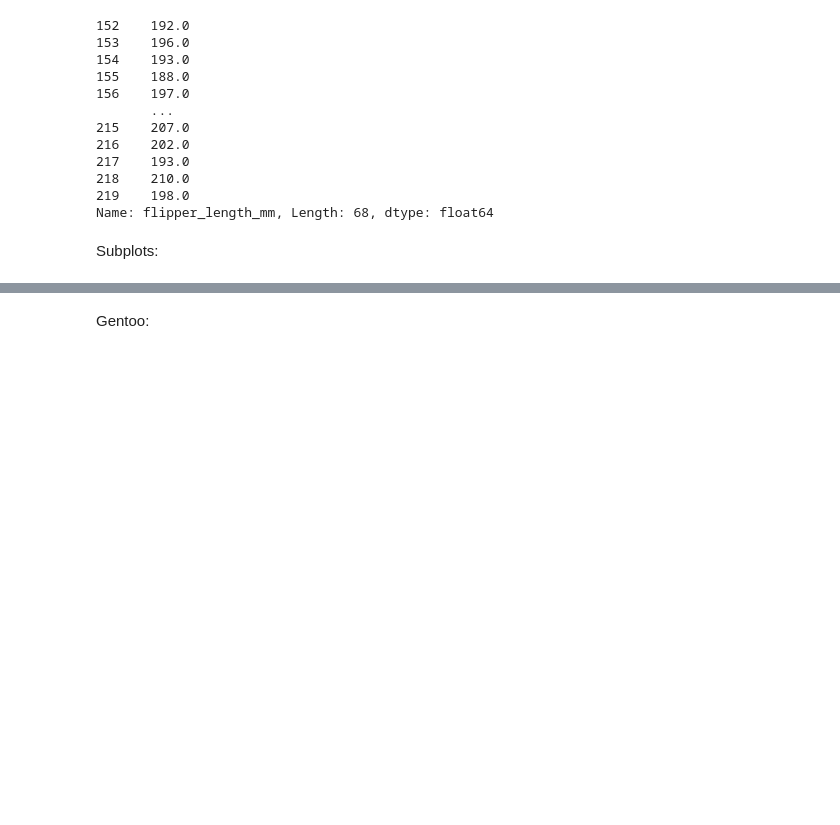
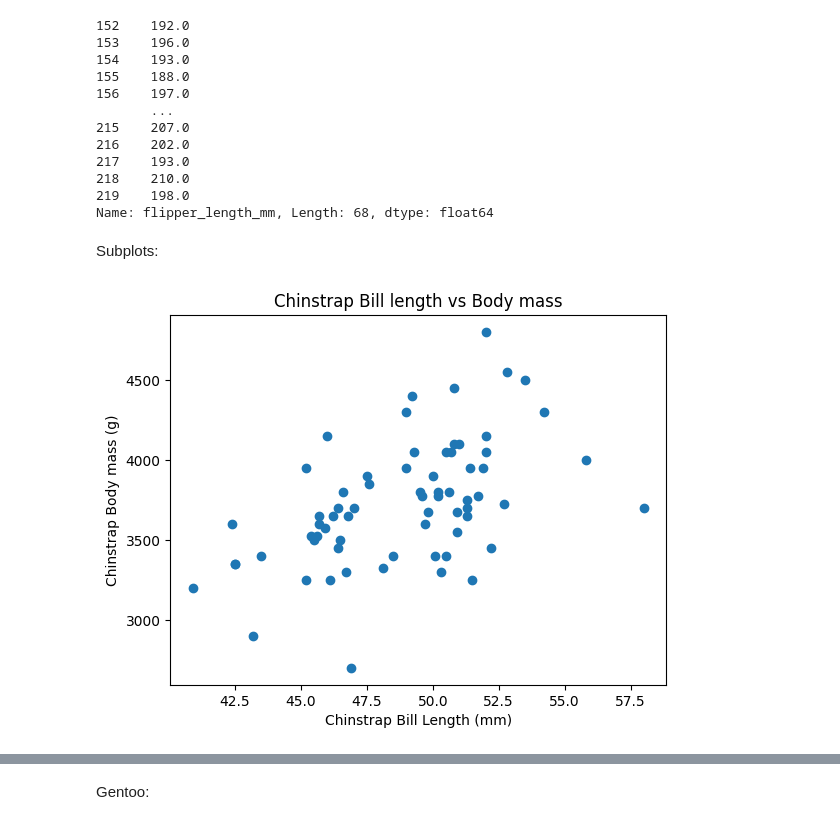
Before and after one commit to surafelmeharihaile-ai/Data110, a Jupyter notebook: week_7_surafel_haile.ipynb, the cells around one changed output, grey strips where cells are left out. Cells and saved outputs as stored; diff of their text form; code cells hidden in the pictures; blank space fills up the shorter version.

```diff
--- a/week_7_surafel_haile.ipynb
+++ b/week_7_surafel_haile.ipynb
@@ -300,3 +302,11 @@ print(chinstrap_flipper_length)
 Name: flipper_length_mm, Length: 68, dtype: float64
 # %% [markdown]
 Subplots:
+# %%
+plt.scatter(chinstap_bill_length, chinstrap_body_mass)
+plt.xlabel('Chinstrap Bill Length (mm)')
+plt.ylabel('Chinstrap Body mass (g)')
+plt.title('Chinstrap Bill length vs Body mass')
+plt.show()
+# %% [output]
+[figure, added]
```
Also changed, not shown: parts of 16 cells of this notebook.
